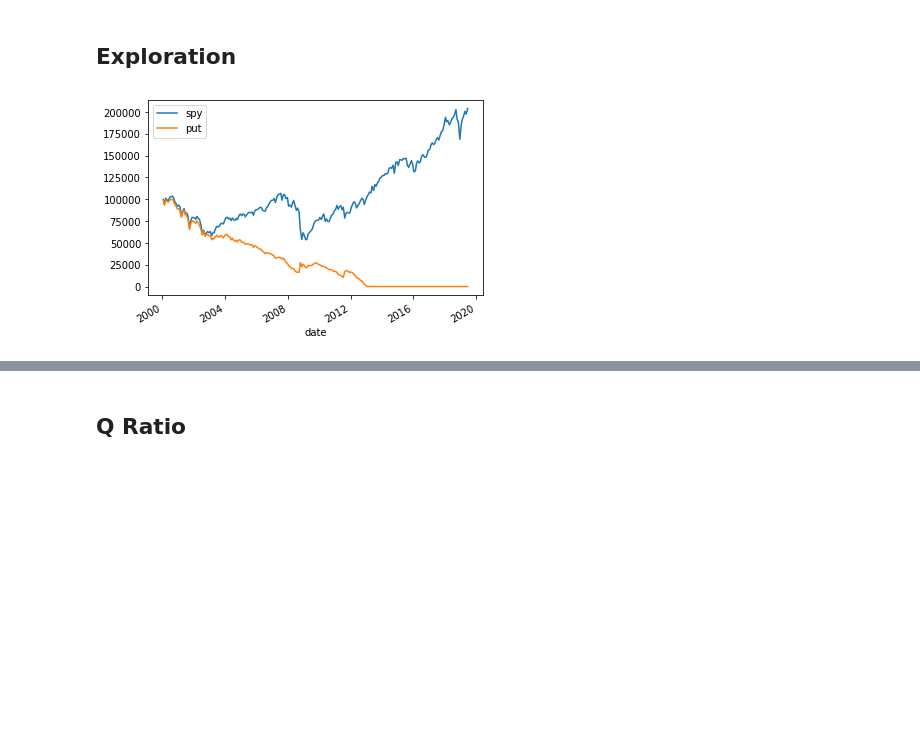
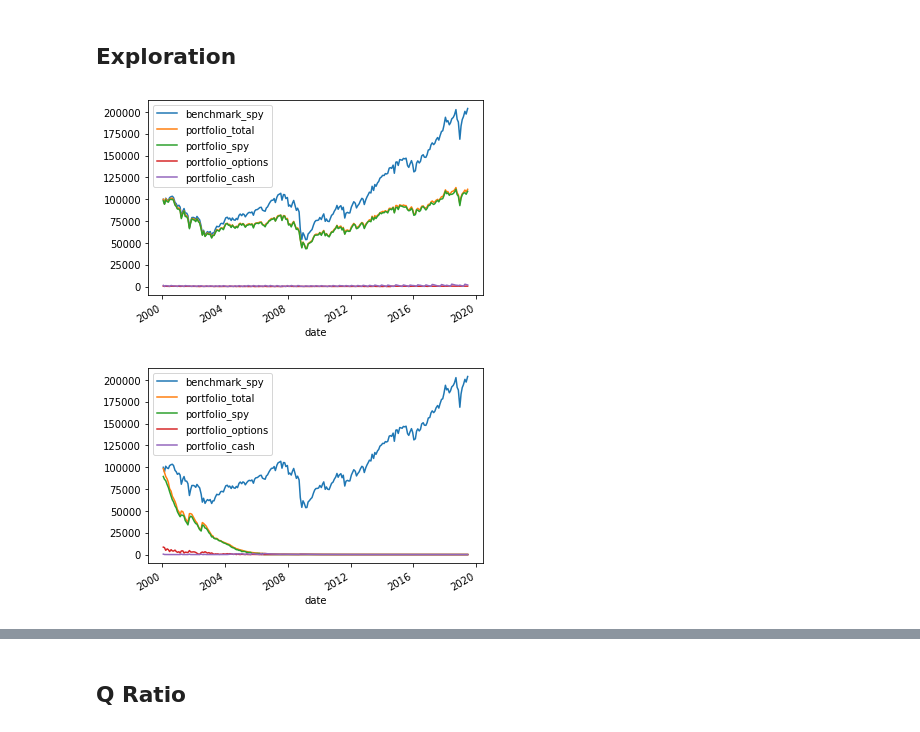
Before and after one commit to stopachka/gamma, a Jupyter notebook: puts_strategy.ipynb, the cells around one changed output, grey strips where cells are left out. Drawn from its saved outputs; the diff is of its cells as text; code cells hidden in the pictures; blank space fills up the shorter version.

```diff
--- a/puts_strategy.ipynb
+++ b/puts_strategy.ipynb
@@ -474,9 +473,9 @@ Now let's create the logic that will help us buy our SPX and option orders.
 # %% [markdown]
 We want to buy a certain allocation of SPX, and return the cash that's left over
 # %%
-def buy_spx_order(date, cash_available, alloc):
-  price_of_spx = get_spx_value(date, SPX_PRICES_AVG_COL)
-  quantity = (cash_available * alloc) // price_of_spx
+def buy_spx_order(date, cash_available):
+  price_of_spx = get_spx_price(date)
+  quantity = cash_available // price_of_spx
   cash_remaining = cash_available - (price_of_spx * quantity)
 
   return (build_spx_order(quantity), cash_remaining)
@@ -680,13 +679,2 @@ sell_over_allocation(
 # %% [markdown]
 Next, let's create a function to buy up at our allocation
-# %%
-def buy_at_allocation(date, cash_available, goal, new_option_row):
-  (spx_order, cash_remaining_after_spx) = buy_spx_order(date, cash_available, goal[GOAL_SPX_ALLOC])
-  (option_order, cash_remaining_after_option) = buy_option_order(
-    cash_remaining_after_spx,
-    new_option_row
-  )
-
-  return build_portfolio(
-    spx_order=spx_order, option_order=option_order, cash=cash_remaining_after_option
-  )
@@ -709,8 +733,9 @@ Finally, let's put it all together and run for one trading date
 # %%
 def trade_for_date(date, goal, portfolio):
   best_option_row = find_best_option_row(date, goal[GOAL_OTM_RANGE], goal[GOAL_MATURITY_RANGE])
-  (sold_portfolio, cash_avail) = sell_over_allocation(date, portfolio, goal, best_option_row)
-  baught_portfolio = buy_at_allocation(date, cash_avail, goal, best_option_row)
+  sold_portfolio = sell_over_allocation(date, portfolio, goal, best_option_row)
+  baught_portfolio = buy_at_allocation(date, sold_portfolio, goal, best_option_row)
+  sold_portfolio[PORTFOLIO_CASH] = 0
 
   return merge_portfolios(sold_portfolio, baught_portfolio)
 # %% [markdown]
@@ -763,8 +835,15 @@ def simulate_and_compare(goal, cash):
 ## Exploration
 # %%
 simulate_and_compare(
-    build_goal(spx_alloc=0.995, otm_range=(0.2, 0.5), maturity_range=(60, 220)),
+    build_goal(spx_alloc=0.995, otm_range=(0.2, 0.3), maturity_range=(60, 220)),
     100000
 )
 # %% [output]
-[figure, old version]
+[figure, new version]
+# %%
+simulate_and_compare(
+    build_goal(spx_alloc=0.90, otm_range=(0.2, 0.3), maturity_range=(60, 220)),
+    100000
+)
+# %% [output]
+[figure, added]
```
Also changed, not shown: parts of 27 cells of this notebook, 1 other file.
